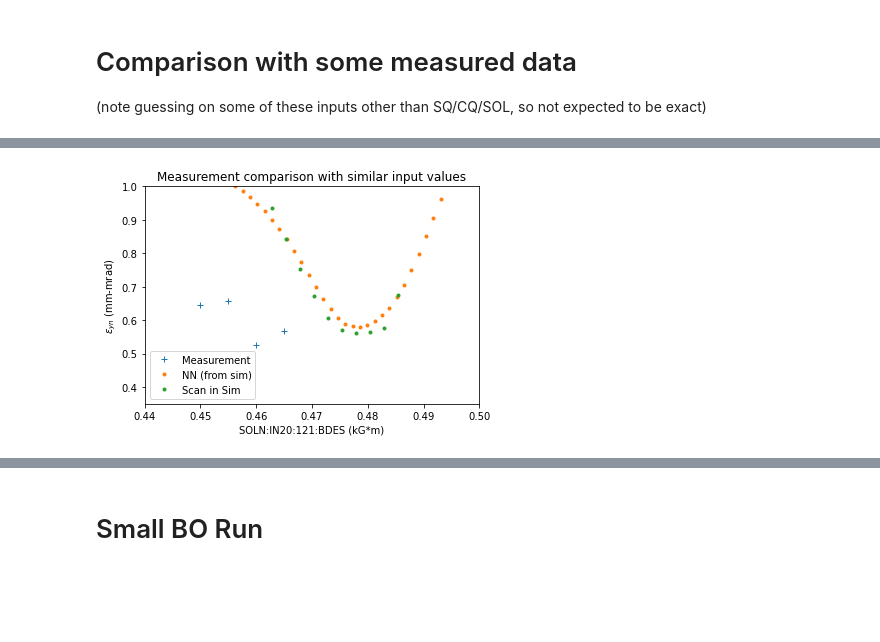
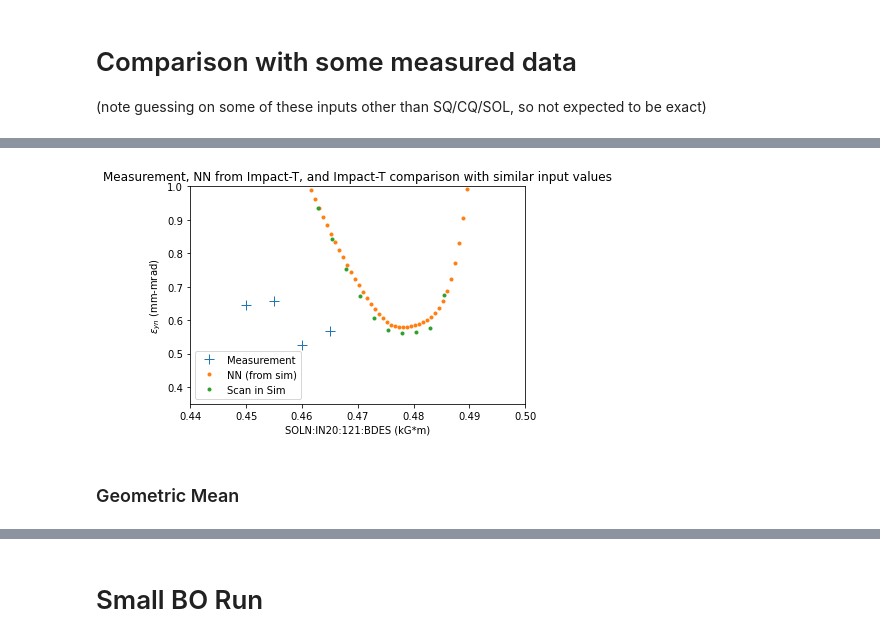
Before and after one commit to singh96aman/lcls_cu_injector_tuning, a Jupyter notebook: models/simple_models/LCLS_Cu_Inj_scalar_beam_size_emit_OTR2_EASY.ipynb, the cells around one changed output, grey strips where cells are left out. Saved outputs shown, nothing was run; the diff lists cells and outputs as text; code cells hidden in the pictures; blank space fills up the shorter version.

Commit message:
updating model

```diff
--- a/models/simple_models/LCLS_Cu_Inj_scalar_beam_size_emit_OTR2_EASY.ipynb
+++ b/models/simple_models/LCLS_Cu_Inj_scalar_beam_size_emit_OTR2_EASY.ipynb
@@ -271,8 +271,10 @@ Model = Surrogate_NN(model_in_list,
                  pv_to_sim_factor,
                  sim_name_to_pv_name)
 
-Model.load_saved_model()
-Model.load_scaling()
+
+mname = 'model_OTR2_NA_rms_emit_tanh_2021-02-21T09:49:21-08:00'
+Model.load_saved_model('', mname)
+Model.load_scaling(scalerfilex = 'transformer_x_2.sav',scalerfiley= 'transformer_y_2.sav')
 # %% [markdown]
 <a id="predict"></a>
 
@@ -594,7 +597,7 @@ plt.legend([r'$\epsilon_{xn}$',r'$\epsilon_{yn}$ '])
 # %%
 # run NN scan
 scanvar = 'SOL1:solenoid_field_scale'
-scan_range_pv = [0.43/sim_to_pv_factor[scanvar], 0.56/sim_to_pv_factor[scanvar]]
+scan_range_pv = [0.43/sim_to_pv_factor[scanvar], 0.501/sim_to_pv_factor[scanvar]]
 X_scan,Y_pred = do_scan(scanvar,scan_range = scan_range_pv,plot=False );
 X_scan = X_scan[:,loc_in[scanvar]]*sim_to_pv_factor[scanvar]
 # %%
@@ -632,14 +653,16 @@ plt.show()
 # %%
-plt.plot(sol,emity,'+')
+plt.plot(sol,emity,'+',markersize=10)
 plt.plot(X_scan, Y_pred[:,loc_out['norm_emit_y']]*10**6,'.')
 plt.plot(X_sim_data, Y_sim_data['norm_emit_y']*10**6,'.')
 plt.ylabel(r'$\epsilon_{yn}$ (mm-mrad)')
 xlabel = sim_name_to_pv_name[scanvar] +' '+ pv_unit[sim_name_to_pv_name[scanvar]]
 plt.xlabel(xlabel)
 plt.ylim([0.35,1])
 plt.xlim([0.44,0.50])
 plt.legend(['Measurement','NN (from sim)','Scan in Sim'])
-plt.title("Measurement comparison with similar input values")
+plt.title("Measurement, NN from Impact-T, and Impact-T comparison with similar input values")
 plt.show()
 # %% [output]
-[figure, old version]
+[figure, new version]
+# %% [markdown]
+### Geometric Mean
```
Also changed, not shown: parts of 29 cells of this notebook, 3 other files.
